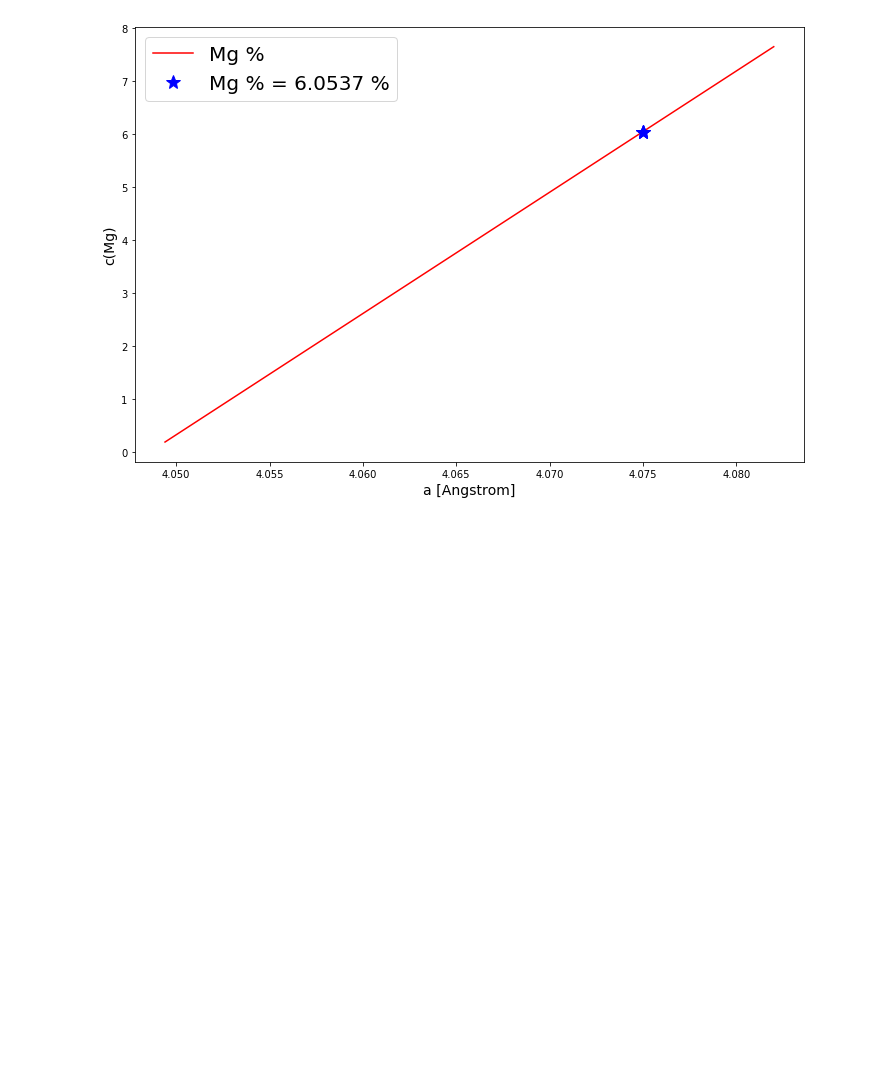
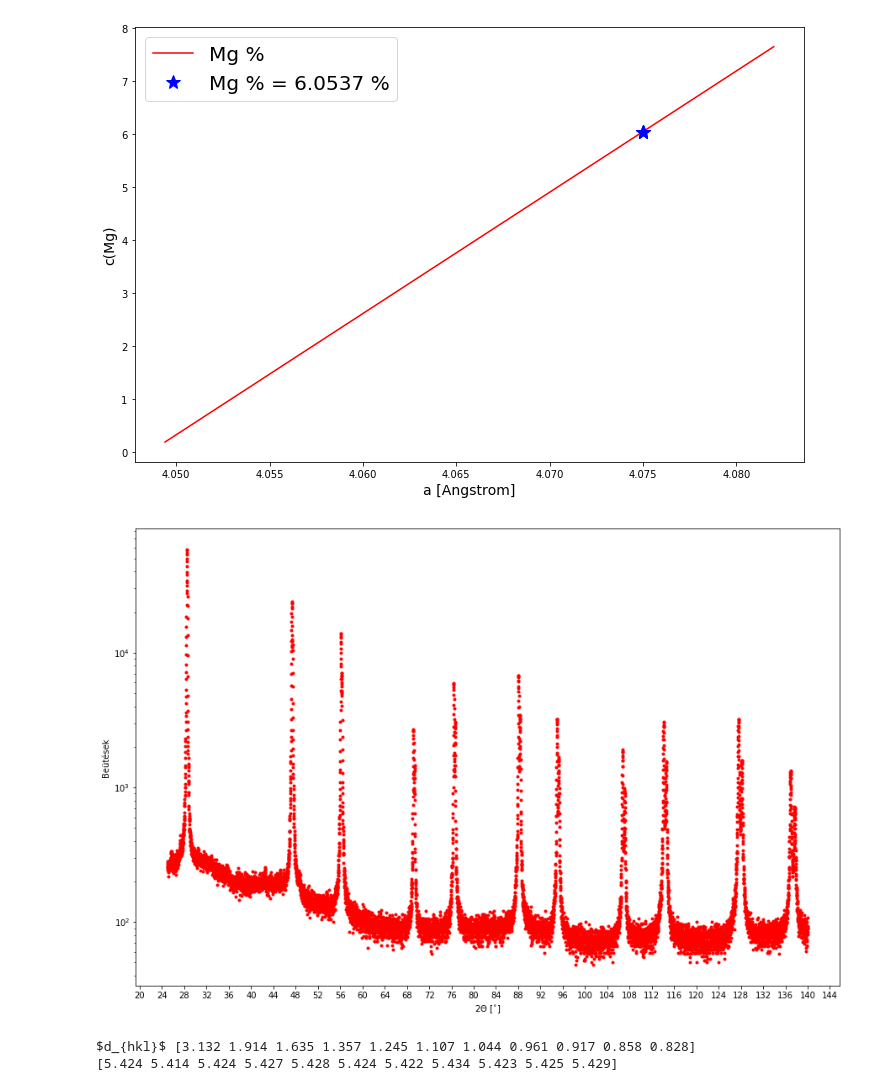
Before and after one commit to szigeti996/kvml, a Jupyter notebook: rtg/rtg.ipynb, the cells around one changed output. Drawn from its saved outputs; the diff is of its cells as text; code cells hidden in the pictures; blank space fills up the shorter version.

```diff
--- a/rtg/rtg.ipynb
+++ b/rtg/rtg.ipynb
@@ -99,3 +99,32 @@ savefig('./konc.png')
 # %% [output]
 [6.054 6.054 6.054]
 [figure]
+# %%
+sidata = loadtxt('Si.dat')
+beutesek = sidata.T[1]
+twoTheta = sidata.T[0]
+
+plt.figure(figsize(15,10))
+
+plt.xticks(np.arange(20, 160, step=4))
+
+plt.plot(twoTheta, beutesek, 'ro', ms=3)
+
+plt.yscale('log')
+
+ylabel('Beütések')
+xlabel('2$\Theta$ [$^{\circ}$]')
+
+savefig('./si.png')
+# %% [output]
+[figure, added]
+# %%
+theta = np.array([28.5, 47.5, 56.25, 69.25, 76.5, 88.25, 95.25, 106.75,114.5, 128., 137.25])/2.
+dhkl = 0.15418*10**(-9)/(2*np.sin((theta/180.)*np.pi))
+print('$d_{hkl}$', dhkl*10**10)
+N = [3,8, 11, 16, 19, 24, 27, 32, 35, 40, 43]
+ahkl = np.sqrt(dhkl**2 * N)
+print(ahkl*10**10)
+# %% [output]
+$d_{hkl}$ [3.132 1.914 1.635 1.357 1.245 1.107 1.044 0.961 0.917 0.858 0.828]
+[5.424 5.414 5.424 5.427 5.428 5.424 5.422 5.434 5.423 5.425 5.429]
```
Also changed, not shown: parts of 2 cells of this notebook, 5 other files.
